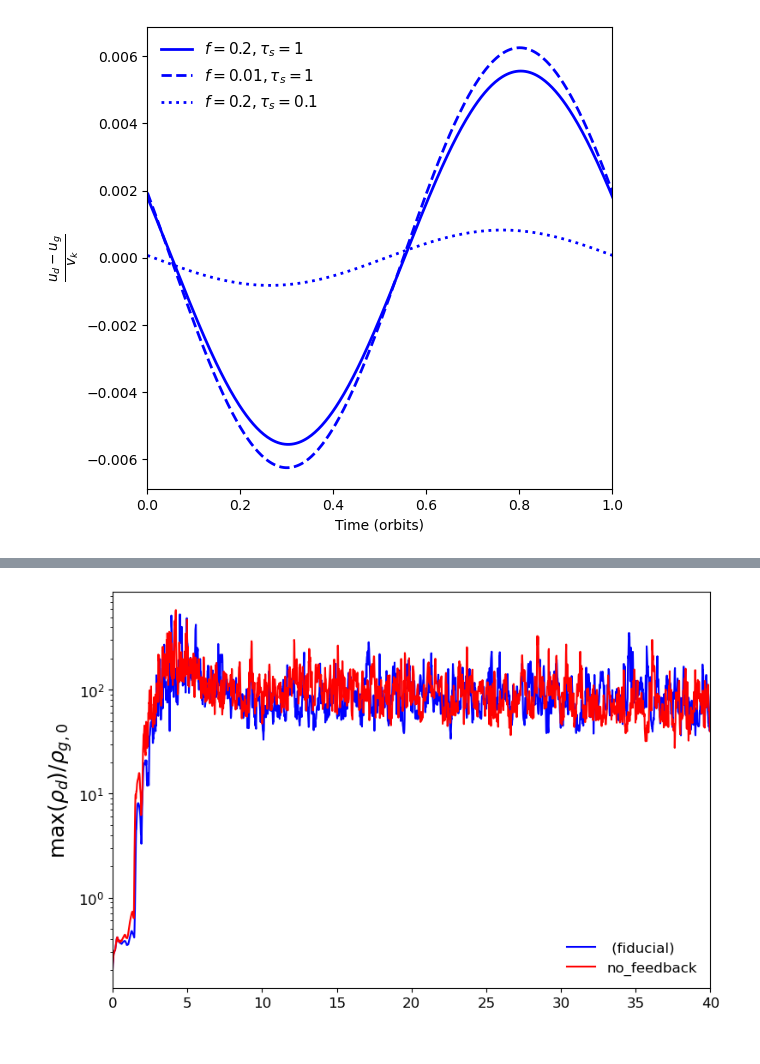
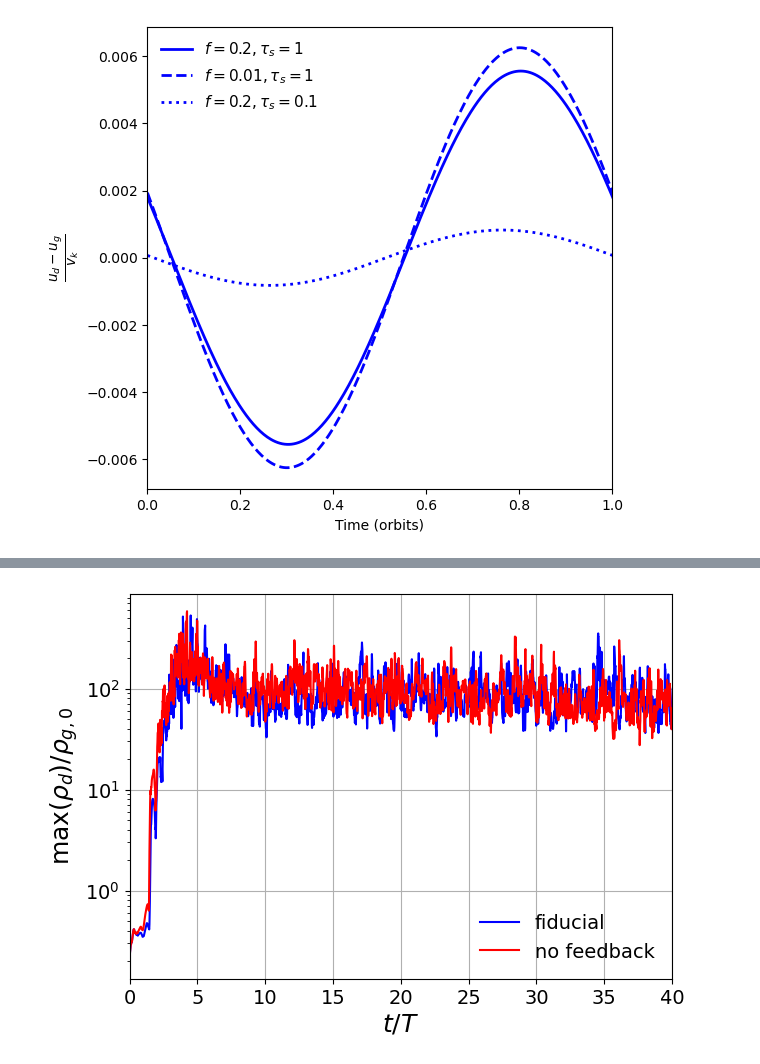
Before and after one commit to Hossam-Aly/local_dusty_warps, a Jupyter notebook: scripts/figures.ipynb, the cells around one changed output, grey strips where cells are left out. Saved outputs shown, nothing was run; the diff lists cells and outputs as text; code cells hidden in the pictures.

```diff
--- a/scripts/figures.ipynb
+++ b/scripts/figures.ipynb
@@ -199,7 +224,7 @@ ax.set_xlim(0,1)
 # Figure 3: density and velocity fields for gas and dust. Fiducial simulation at t=3 orbits
 
 plt.close()
-plt.rcParams["figure.figsize"] = (20,10)
+plt.rcParams["figure.figsize"] = (20,11)
 
 fig, axs = plt.subplots(3,2)
 plt.subplots_adjust(wspace=0.01,hspace=0.15)
@@ -225,7 +250,7 @@ plt.show()
 # Figure 4: density and velocity fields for gas and dust. Fiducial simulation at t=20 orbits
 
 plt.close()
-plt.rcParams["figure.figsize"] = (20,10)
+plt.rcParams["figure.figsize"] = (20,11)
 
 fig, axs = plt.subplots(3,2)
 plt.subplots_adjust(wspace=0.01,hspace=0.15)
@@ -251,29 +276,31 @@ plt.show()
 # %%
 # Figure 5, evolution of maximum dust density. Fiducial and no feedback
 
-plt.rcParams["figure.figsize"] = (9,6)
+plt.rcParams["figure.figsize"] = (7,5)
 fig,ax = plt.subplots(1,1)
 
 directory = "/Volumes/staff-umbrella/datahaly/idefix/local_warp/sweep/warp_parameters/fiducial/noDomainDecomposition"
 time, dens_dust = read_history(directory+"/timevol.dat")
-ax.plot(np.multiply(time,1./2./pi),dens_dust,color="blue", label =  " (fiducial)")
+ax.plot(np.multiply(time,1./2./pi),dens_dust,color="blue", label =  "fiducial")
 
 ###########################################################################################
 
 
 directory = "/Volumes/staff-umbrella/datahaly/idefix/local_warp/sweep/warp_parameters/no_feedback"
 time, dens_dust = read_history(directory+"/timevol.dat")
-ax.plot(np.multiply(time,1./2./pi),dens_dust,color="red", label = "no_feedback")
+ax.plot(np.multiply(time,1./2./pi),dens_dust,color="red", label = "no feedback")
 
 
 ##########################################################################################
 
 
-ax.legend( loc='best', frameon=False, fontsize=12)
+ax.legend( loc='best', frameon=False, fontsize=14)
 ax.set_yscale('log')
 ax.set_xlim(0,40)
+ax.tick_params(axis='both', labelsize=14)
 ax.set_ylabel(r'$\mathrm{max}(\rho_d)/\rho_{g,0}$', font)
-ax.tick_params(axis='both', labelsize=12)
+ax.set_xlabel(r'$t/T$', font)
+ax.grid(visible=True)
 plt.show()
 # %% [output]
-[figure, old version]
+[figure, new version]
```
Also changed, not shown: parts of 5 cells of this notebook, 7 other files.
